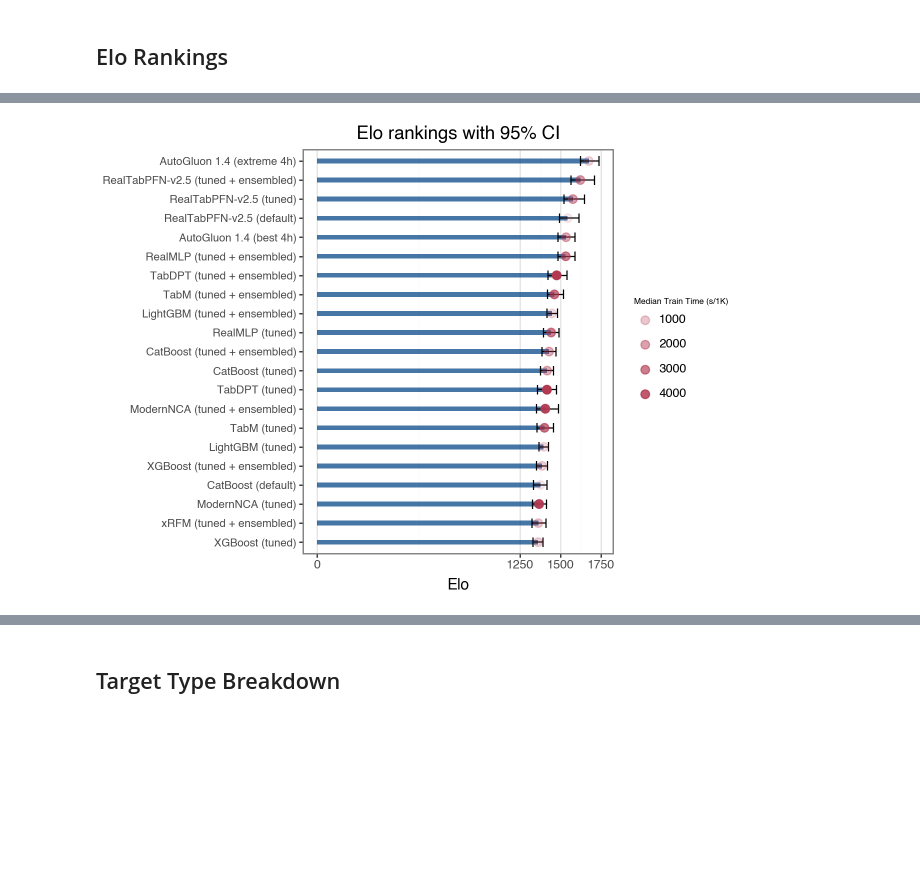
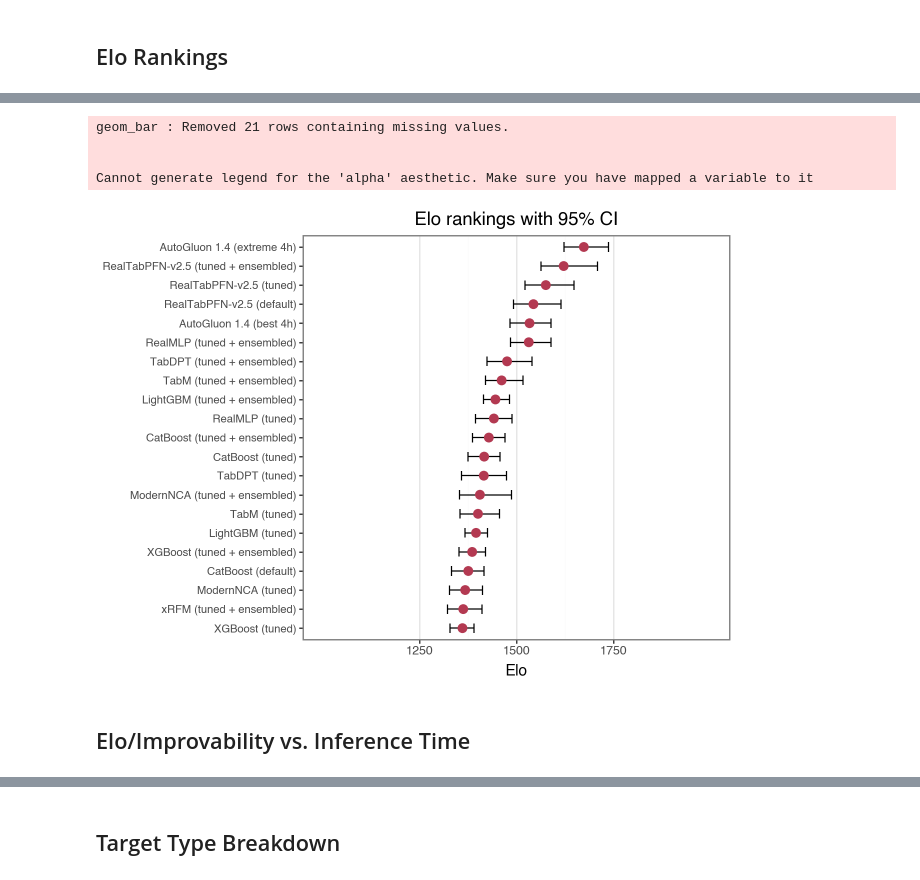
Before and after one commit to m-clark/m-clark.github.io, a Jupyter notebook: posts/2026-03-01-dl-for-tabular-foundational/explore_tabarena_and_img_gen.ipynb, the cells around one changed output, grey strips where cells are left out. Saved outputs shown, nothing was run; the diff lists cells and outputs as text; code cells hidden in the pictures; blank space fills up the shorter version.

```diff
--- a/posts/2026-03-01-dl-for-tabular-foundational/explore_tabarena.ipynb
+++ b/posts/2026-03-01-dl-for-tabular-foundational/explore_tabarena_and_img_gen.ipynb
@@ -646,8 +644,8 @@ last_points
 ## Elo Rankings
 # %%
 fp = "../../data/dl-foundational/elo.csv"  # relative to repo root
-df = pd.read_csv(fp)
+df_elo = pd.read_csv(fp)
 
 # Ensure Elo is numeric
-df['Elo'] = pd.to_numeric(df['Elo'], errors='coerce')
+df_elo['Elo'] = pd.to_numeric(df_elo['Elo'], errors='coerce')
 # %%
@@ -662,39 +671,50 @@ df.head()
 # %%
 # Parse "Elo 95% CI" strings like "+39/-39" into numeric bounds
-ci = df['Elo 95% CI'].astype(str).str.strip()
+ci = df_elo['Elo 95% CI'].astype(str).str.strip()
 ci_parts = ci.str.split('/', expand=True)
 ci_up = ci_parts[0].str.replace('+', '').str.replace(' ', '').astype(int)
 ci_dn = ci_parts[1].str.replace('-', '').str.replace(' ', '').astype(int)
 
-df['Elo_low'] = df['Elo'] - ci_dn
-df['Elo_high'] = df['Elo'] + ci_up
+df_elo['Elo_low'] = df_elo['Elo'] - ci_dn
+df_elo['Elo_high'] = df_elo['Elo'] + ci_up
 
 # Order by Elo descending for plotting
-df = df.sort_values('Elo', ascending=True)  # ascending=True because we'll flip coordinates
-df['Model'] = pd.Categorical(df['Model'], categories=df['Model'], ordered=True)
+df_elo = df_elo.sort_values('Elo', ascending=True)  # ascending=True because we'll flip coordinates
+df_elo['Model'] = pd.Categorical(df_elo['Model'], categories=df_elo['Model'], ordered=True)
 
 # Build plotnine plot: geom_col (bar), geom_errorbar (CI) and geom_point (lollipop head)
 p = (
-    ggplot(df, aes(x='Model', y='Elo'))
-    + geom_col(fill='#084887', width=0.25, alpha=0.75)
+    ggplot(df_elo, aes(x='Model', y='Elo'))
+    + geom_bar(fill='#084887', width=0.25, alpha=0.75, stat='identity')
     + geom_errorbar(aes(ymin='Elo_low', ymax='Elo_high'), width=0.5, color='black')
-    + geom_point(aes(alpha = 'Median Train Time (s/1K)'), color='#b33951', size= 3)
+    + geom_point(
+        # aes(alpha = 'Median Train Time (s/1K)'),
+        color='#b33951',
+        size= 3
+    )
+    # + coord_cartesian(ylim=(1000, 1800))
     + coord_flip()
     + guides(size=guide_legend(title='Median Train Time (s/1K)'))
     + labs(x='', y='Elo', title='Elo rankings with 95% CI')
     # + scale_size_continuous(trans='log10', breaks=[1, 10, 100, 1000, 5000], labels=['1', '10', '100', '1000', '5000'])
-    # + scale_alpha_continuous(range=(1, .1), breaks=[10, 100, 1000, 4000], )
-    + scale_y_continuous(breaks=[0, 1250, 1500, 1750])
+    + scale_alpha_continuous(range=(1, .1), breaks=[4000, 2000,1000, 100, 10, 1], )
+    + scale_y_continuous(breaks=[0, 1250, 1500, 1750], limits=(1000, 2000))
     + theme_minimal()
     + theme_bw()
     + theme(
         panel_grid_major_y=element_blank(),
         axis_text_y=element_text(size=8),
         legend_key=element_blank(),
         legend_title=element_text(size=6, weight='bold'),
     )
 )
 
 p.show()
 # %% [output]
+geom_bar : Removed 21 rows containing missing values.
+
+
+Cannot generate legend for the 'alpha' aesthetic. Make sure you have mapped a variable to it
-[figure, old version]
+[figure, new version]
+# %% [markdown]
+## Elo/Improvability vs. Inference Time
```
Also changed, not shown: parts of 13 cells of this notebook, 6 other files.
